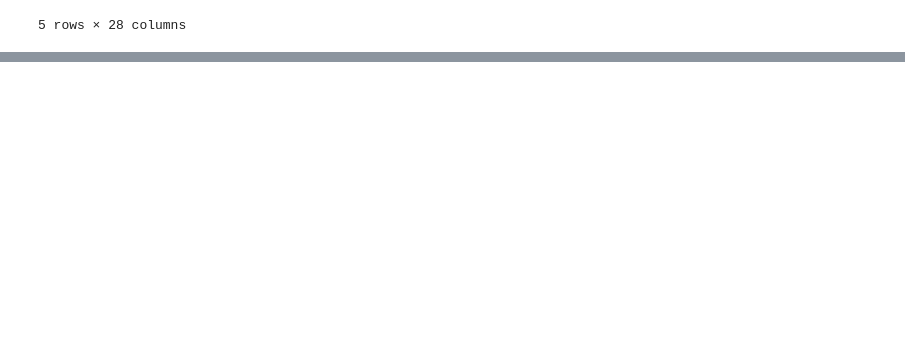
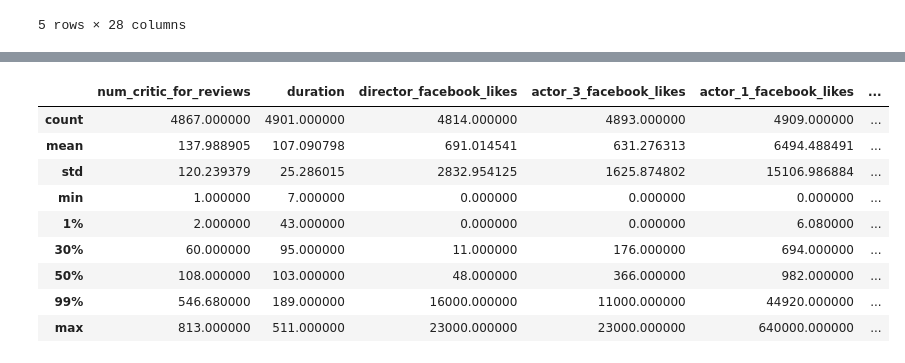
Before and after one commit to liukai1919/RapidsCookBook, a Jupyter notebook: CudfCookBook/Essential DataFrame Operations.ipynb, the cells around one changed output, grey strips where cells are left out. Cells and saved outputs as stored; diff of their text form; code cells hidden in the pictures; blank space fills up the shorter version.

```diff
--- a/CudfCookBook/Essential DataFrame Operations.ipynb
+++ b/CudfCookBook/Essential DataFrame Operations.ipynb
@@ -61,3 +61,7 @@ movie2.head()
 | 3 | The Dark Knight Rises | 2012.0 | PG-13 | Action|Thriller | Christopher Nolan | Tom Hardy | Christian Bale | ... |
 | 4 | Star Wars: Episode VII - The Forc... | null | None | Documentary | Doug Walker | Doug Walker | Rob Walker | ... |
 5 rows × 28 columns
+# %%
+#对整个表进行操作
+movie = cudf.read_csv('../Data/movie.csv')
+movie.shape
@@ -63,0 +110,13 @@ movie2.head()
+# %%
+movie.describe(percentiles=[.01,.3,.99])
+# %% [output]
+|  | num_critic_for_reviews | duration | director_facebook_likes | actor_3_facebook_likes | actor_1_facebook_likes | ... |
+| count | 4867.000000 | 4901.000000 | 4814.000000 | 4893.000000 | 4909.000000 | ... |
+| mean | 137.988905 | 107.090798 | 691.014541 | 631.276313 | 6494.488491 | ... |
+| std | 120.239379 | 25.286015 | 2832.954125 | 1625.874802 | 15106.986884 | ... |
+| min | 1.000000 | 7.000000 | 0.000000 | 0.000000 | 0.000000 | ... |
+| 1% | 2.000000 | 43.000000 | 0.000000 | 0.000000 | 6.080000 | ... |
+| 30% | 60.000000 | 95.000000 | 11.000000 | 176.000000 | 694.000000 | ... |
+| 50% | 108.000000 | 103.000000 | 48.000000 | 366.000000 | 982.000000 | ... |
+| 99% | 546.680000 | 189.000000 | 16000.000000 | 11000.000000 | 44920.000000 | ... |
+| max | 813.000000 | 511.000000 | 23000.000000 | 23000.000000 | 640000.000000 | ... |
```
Also changed, not shown: parts of 10 cells of this notebook, 1 other file.
